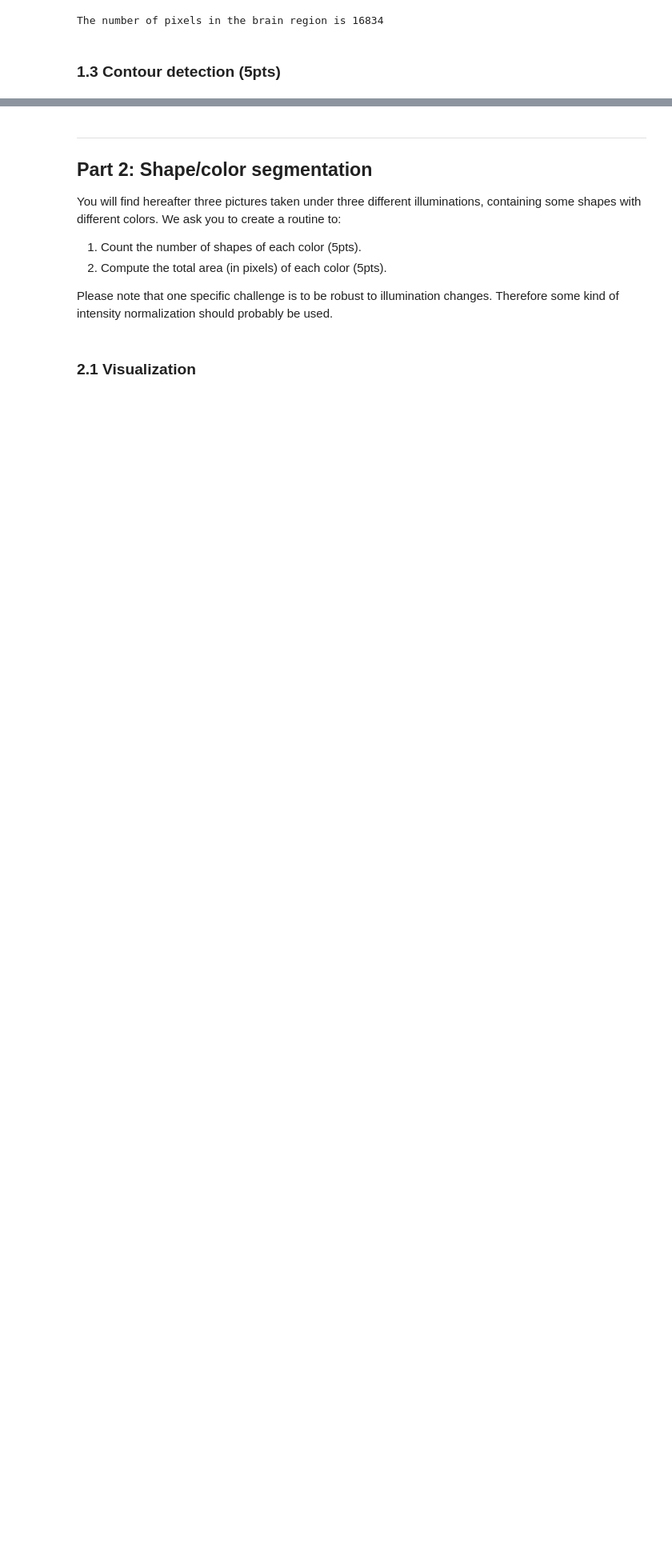
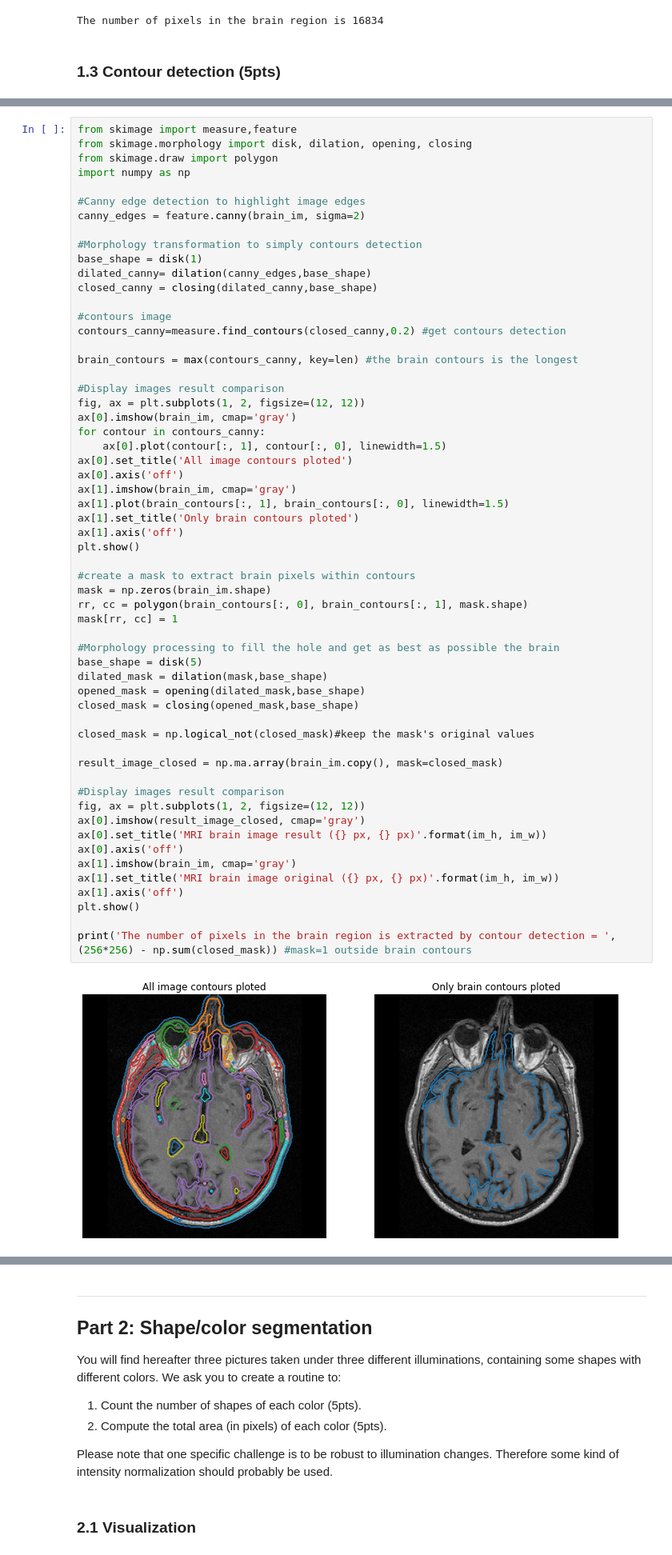
Before and after one commit to aamoros8/IAPR_EPFL, a Jupyter notebook: labs/lab_01_segmentation.ipynb, the cells around one changed output, grey strips where cells are left out. Shown at 80% size. Cells and saved outputs as stored; diff of their text form; blank space fills up the shorter version.

```diff
--- a/labs/lab_01_segmentation.ipynb
+++ b/labs/lab_01_segmentation.ipynb
@@ -152,0 +182,60 @@ The number of pixels in the brain region is 16834
+# %%
+from skimage import measure,feature
+from skimage.morphology import disk, dilation, opening, closing
+from skimage.draw import polygon
+import numpy as np
+
+#Canny edge detection to highlight image edges
+canny_edges = feature.canny(brain_im, sigma=2)
+
+#Morphology transformation to simply contours detection
+base_shape = disk(1)
+dilated_canny= dilation(canny_edges,base_shape)
+closed_canny = closing(dilated_canny,base_shape)
+
+#contours image
+contours_canny=measure.find_contours(closed_canny,0.2) #get contours detection
+
+brain_contours = max(contours_canny, key=len) #the brain contours is the longest
+
+#Display images result comparison
+fig, ax = plt.subplots(1, 2, figsize=(12, 12))
+ax[0].imshow(brain_im, cmap='gray')
+for contour in contours_canny:
+    ax[0].plot(contour[:, 1], contour[:, 0], linewidth=1.5)
+ax[0].set_title('All image contours ploted')
+ax[0].axis('off')
+ax[1].imshow(brain_im, cmap='gray')
+ax[1].plot(brain_contours[:, 1], brain_contours[:, 0], linewidth=1.5)
+ax[1].set_title('Only brain contours ploted')
+ax[1].axis('off')
+plt.show()
+
+#create a mask to extract brain pixels within contours
+mask = np.zeros(brain_im.shape)
+rr, cc = polygon(brain_contours[:, 0], brain_contours[:, 1], mask.shape)
+mask[rr, cc] = 1
+
+#Morphology processing to fill the hole and get as best as possible the brain
+base_shape = disk(5)
+dilated_mask = dilation(mask,base_shape)
+opened_mask = opening(dilated_mask,base_shape)
+closed_mask = closing(opened_mask,base_shape)
+
+closed_mask = np.logical_not(closed_mask)#keep the mask's original values
+
+result_image_closed = np.ma.array(brain_im.copy(), mask=closed_mask)
+
+#Display images result comparison
+fig, ax = plt.subplots(1, 2, figsize=(12, 12))
+ax[0].imshow(result_image_closed, cmap='gray')
+ax[0].set_title('MRI brain image result ({} px, {} px)'.format(im_h, im_w))
+ax[0].axis('off')
+ax[1].imshow(brain_im, cmap='gray')
+ax[1].set_title('MRI brain image original ({} px, {} px)'.format(im_h, im_w))
+ax[1].axis('off')
+plt.show()
+
+print('The number of pixels in the brain region is extracted by contour detection = ',(256*256) - np.sum(closed_mask)) #mask=1 outside brain contours
+# %% [output]
+[figure, added]
```
Also changed, not shown: parts of 12 cells of this notebook, 1 other file.
